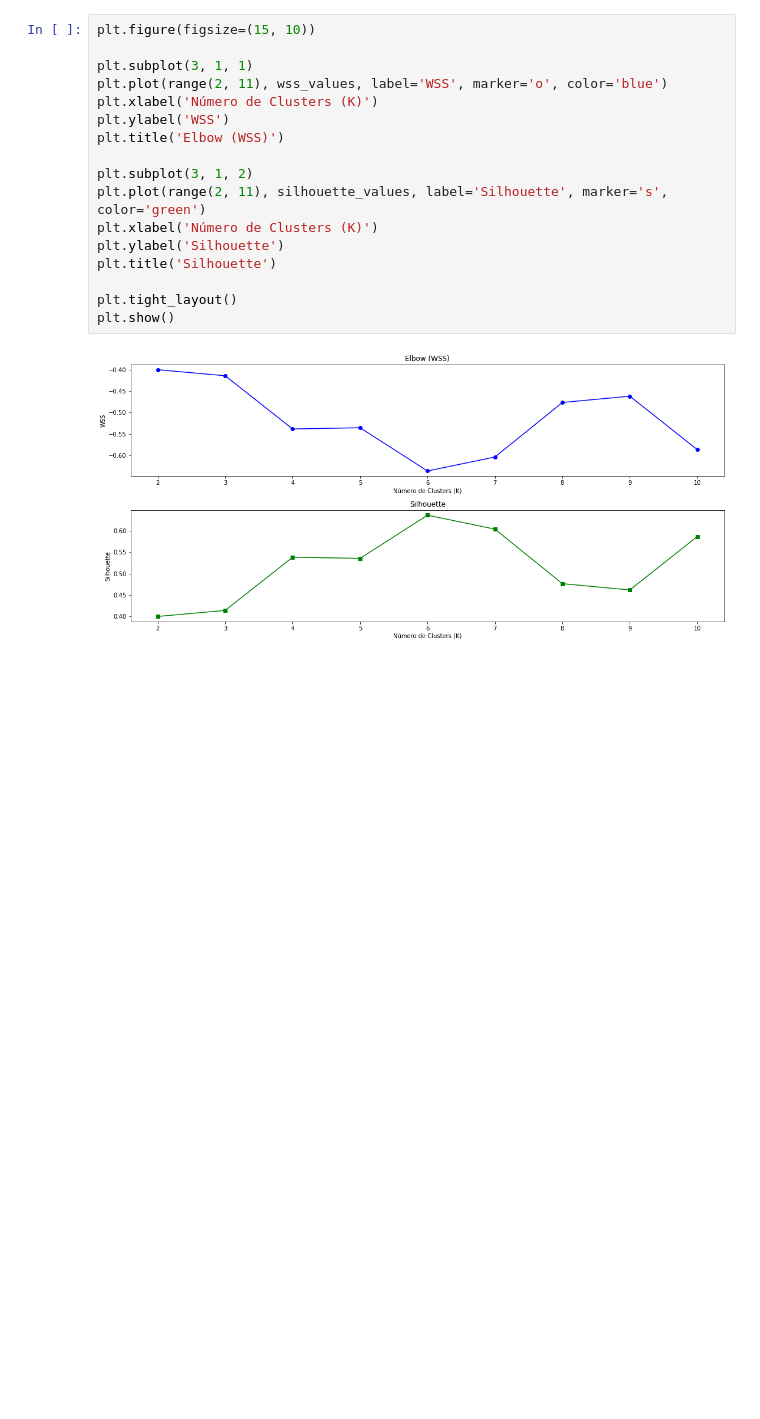
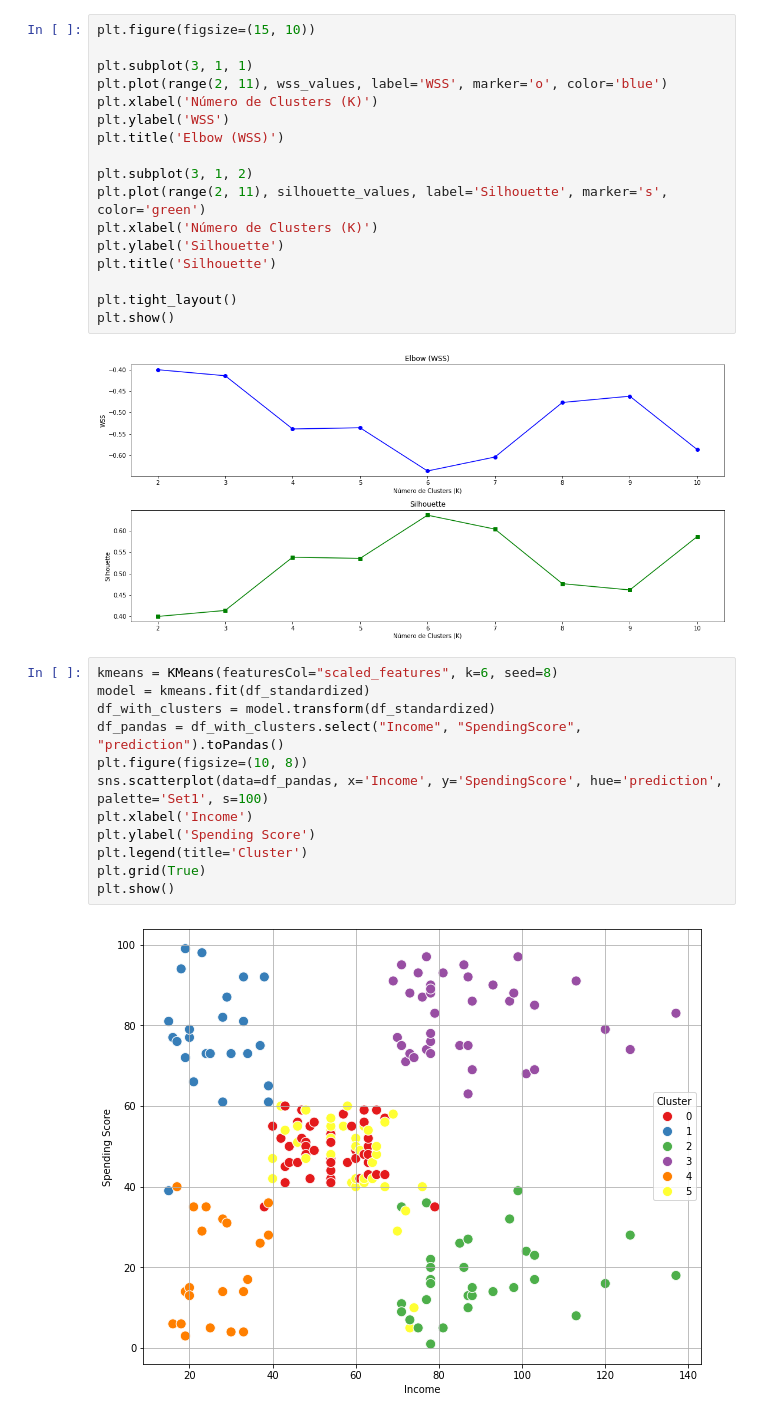
Before and after one commit to glaucofilho/CEDS810, a Jupyter notebook: Tarefa02/main.ipynb, the cells around one changed output. Saved outputs shown, nothing was run; the diff lists cells and outputs as text; blank space fills up the shorter version.

```diff
--- a/Tarefa02/main.ipynb
+++ b/Tarefa02/main.ipynb
@@ -115,3 +129,17 @@ plt.tight_layout()
 plt.show()
 # %% [output]
 [figure]
+# %%
+kmeans = KMeans(featuresCol="scaled_features", k=6, seed=8)
+model = kmeans.fit(df_standardized)
+df_with_clusters = model.transform(df_standardized)
+df_pandas = df_with_clusters.select("Income", "SpendingScore", "prediction").toPandas()
+plt.figure(figsize=(10, 8))
+sns.scatterplot(data=df_pandas, x='Income', y='SpendingScore', hue='prediction', palette='Set1', s=100)
+plt.xlabel('Income')
+plt.ylabel('Spending Score')
+plt.legend(title='Cluster')
+plt.grid(True)
+plt.show()
+# %% [output]
+[figure, added]
```
Also changed, not shown: parts of 2 cells of this notebook.
